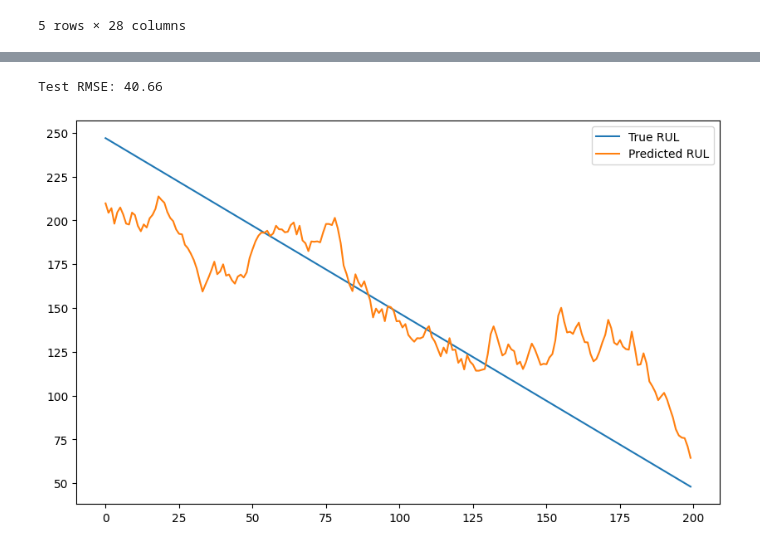
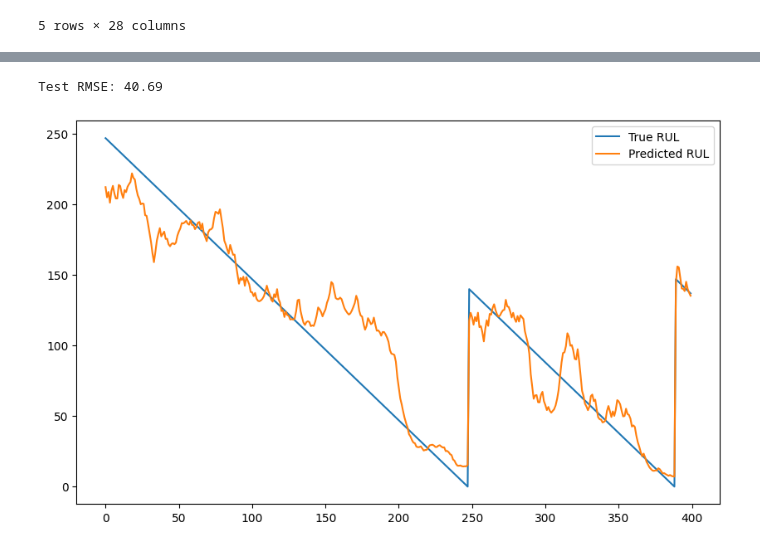
Before and after one commit to liminm/rul-lstm-rul-prediction, a Jupyter notebook: nasa_jet_engine_predictive_maintenance.ipynb, the cells around one changed output, grey strips where cells are left out. Cells and saved outputs as stored; diff of their text form; code cells hidden in the pictures.

```diff
--- a/nasa_jet_engine_predictive_maintenance.ipynb
+++ b/nasa_jet_engine_predictive_maintenance.ipynb
@@ -60,16 +60,6 @@ def load_fd(fd_tag):
     # test labels: provided separately
     rul_labels = pd.read_csv(rul_path, header=None, names=['RUL_truth'])
     return train_df, test_df, rul_labels
-
-
-train_df_list = []
-
-for fd_tag in ["FD001", "FD002", "FD003", "FD004"]:
-    train_df, test_df, rul_labels = load_fd(fd_tag)
-    print(f"FD{fd_tag} - Train shape: {train_df.shape}, Test shape: {test_df.shape}, RUL labels shape: {rul_labels.shape}")
-    train_df_list.append(train_df)
-
-data_df = pd.concat(train_df_list, ignore_index=True)           # stack rows, reset index
 # %% [output]
 FDFD001 - Train shape: (20631, 28), Test shape: (13096, 26), RUL labels shape: (100, 1)
 FDFD002 - Train shape: (53759, 28), Test shape: (33991, 26), RUL labels shape: (259, 1)
@@ -401,7 +391,7 @@ for epoch in range(EPOCHS):
         best_model_wts = copy.deepcopy(model.state_dict())
         print(f"Epoch {epoch+1}: New Best RMSE: {current_rmse:.2f}")
 
-    if (epoch + 1) % 10 W== 0:
+    if (epoch + 1) % 10 == 0:
         avg_train_loss = epoch_loss / len(train_loader)
         print(f"Epoch {epoch+1}: Train Loss {avg_train_loss:.6f} | Test RMSE {current_rmse:.2f}")
 
@@ -416,34 +420,34 @@ Epoch 2: New Best RMSE: 47.83
 # %%
 X_test_tensor = X_test_tensor.to("cpu")
 y_test_tensor = y_test_tensor.to("cpu")
 model.to("cpu")
 
 #X_test_tensor = torch.tensor(X_test_seq, dtype=torch.float32).to(device)
 # y_test_seq is the original TRUE RUL (not scaled)
 
 model.eval()
 with torch.no_grad():
     # Predict (Output is 0-1)
     preds_scaled = model(X_test_tensor)
     # Un-scale (Output becomes 0-300)
     preds_real = preds_scaled.cpu().numpy().flatten() * max_rul
 
 # Calculate RMSE on real values
 from sklearn.metrics import mean_squared_error
 mse = mean_squared_error(y_test_seq, preds_real)
 print(f"Test RMSE: {np.sqrt(mse):.2f}")
 
 from matplotlib import pyplot as plt
 
 # Plot
 plt.figure(figsize=(10,6))
-plt.plot(y_test_seq[:200], label='True RUL')
-plt.plot(preds_real[:200], label='Predicted RUL')
+plt.plot(y_test_seq[:400], label='True RUL')
+plt.plot(preds_real[:400], label='Predicted RUL')
 plt.legend()
 plt.show()
 # %% [output]
-Test RMSE: 40.66
+Test RMSE: 40.69
-[figure, old version]
+[figure, new version]
 # %%
 import torch
 print(f'Torch version: {torch.__version__}')
```
Also changed, not shown: parts of 1 cell of this notebook.
